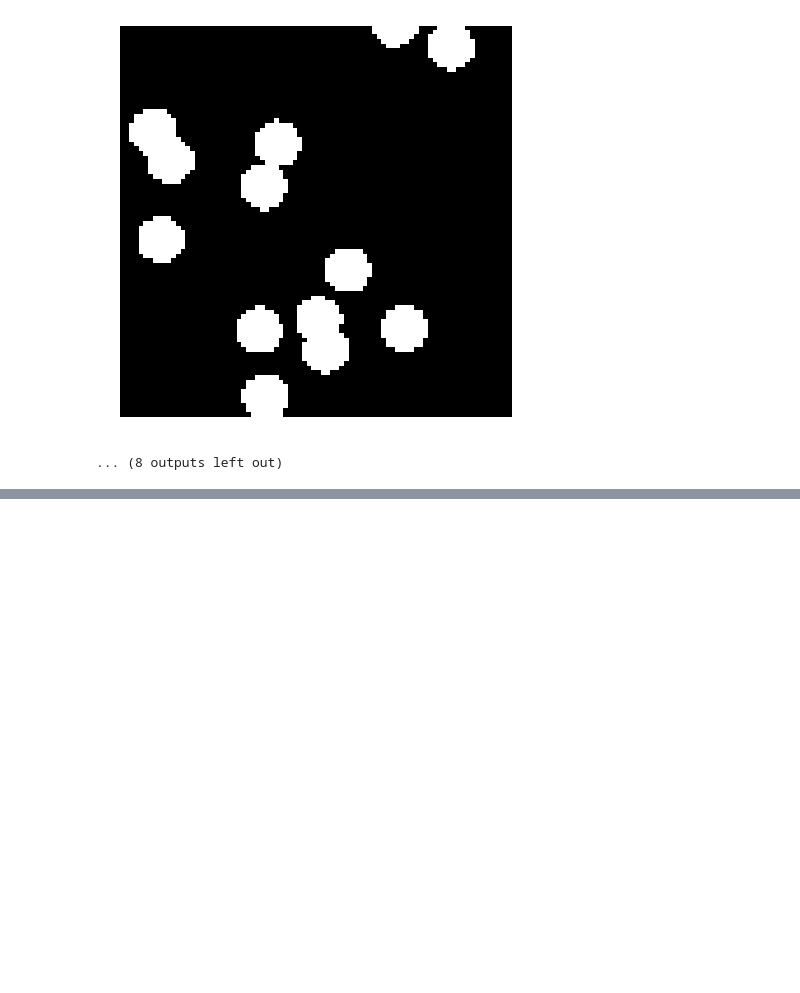
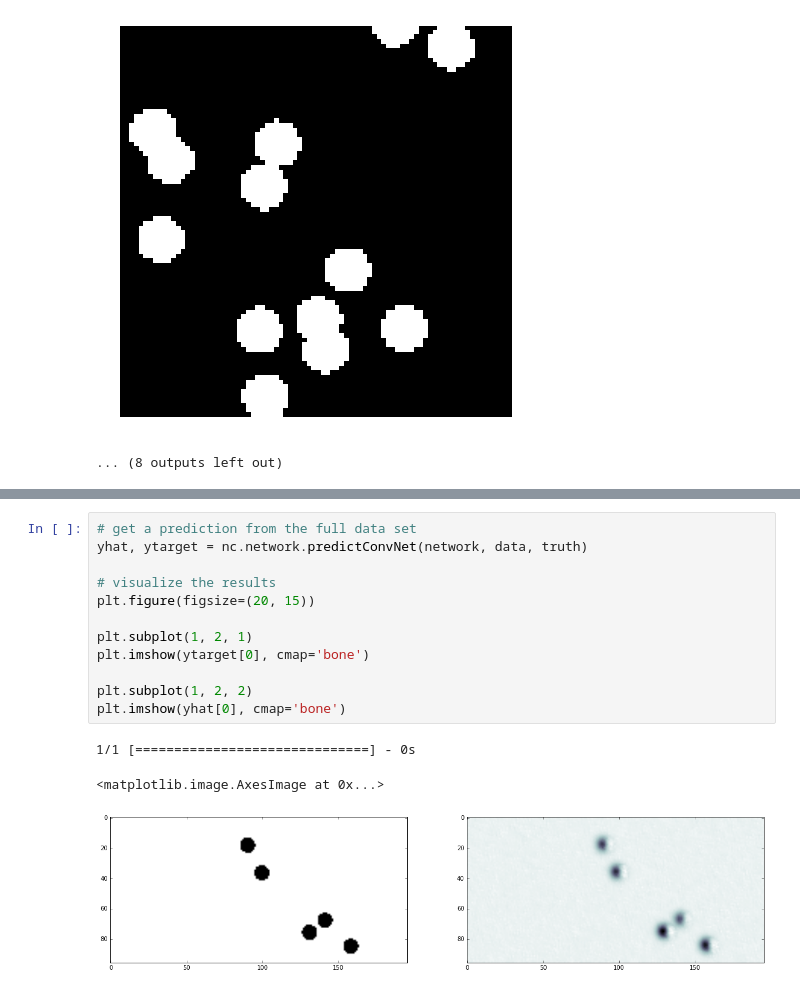
Before and after one commit to syncrostone/neurocatcher, a Jupyter notebook: exampleNotebook.ipynb, the cells around one changed output, grey strips where cells are left out. Saved outputs shown, nothing was run; the diff lists cells and outputs as text; blank space fills up the shorter version.

```diff
--- a/exampleNotebook.ipynb
+++ b/exampleNotebook.ipynb
@@ -47,0 +79,16 @@ for i,pic in enumerate(batchData):
+# %%
+# get a prediction from the full data set
+yhat, ytarget = nc.network.predictConvNet(network, data, truth)
+
+# visualize the results
+plt.figure(figsize=(20, 15))
+
+plt.subplot(1, 2, 1)
+plt.imshow(ytarget[0], cmap='bone')
+
+plt.subplot(1, 2, 2)
+plt.imshow(yhat[0], cmap='bone')
+# %% [output]
+1/1 [==============================] - 0s
+<matplotlib.image.AxesImage at 0x...>
+[figure, added]
```
Also changed, not shown: parts of 3 cells of this notebook.
